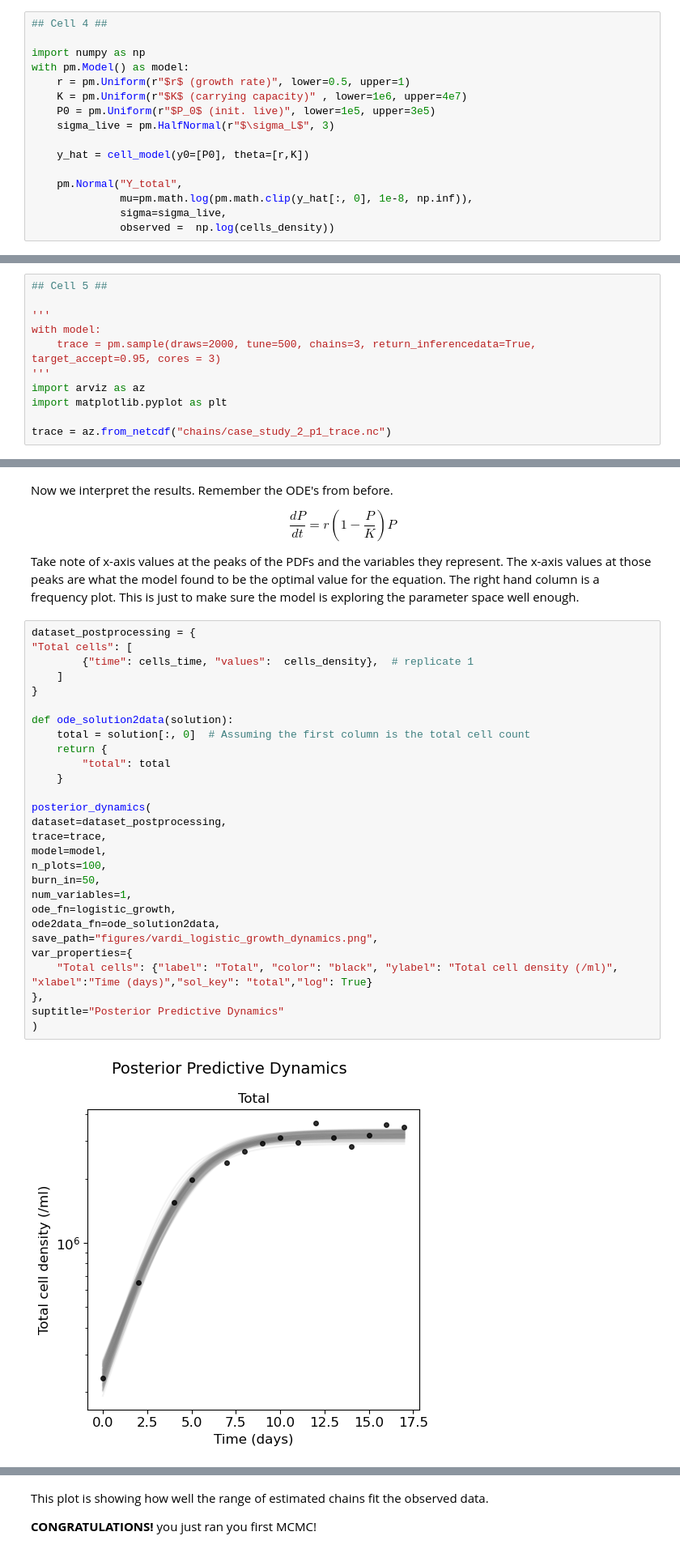
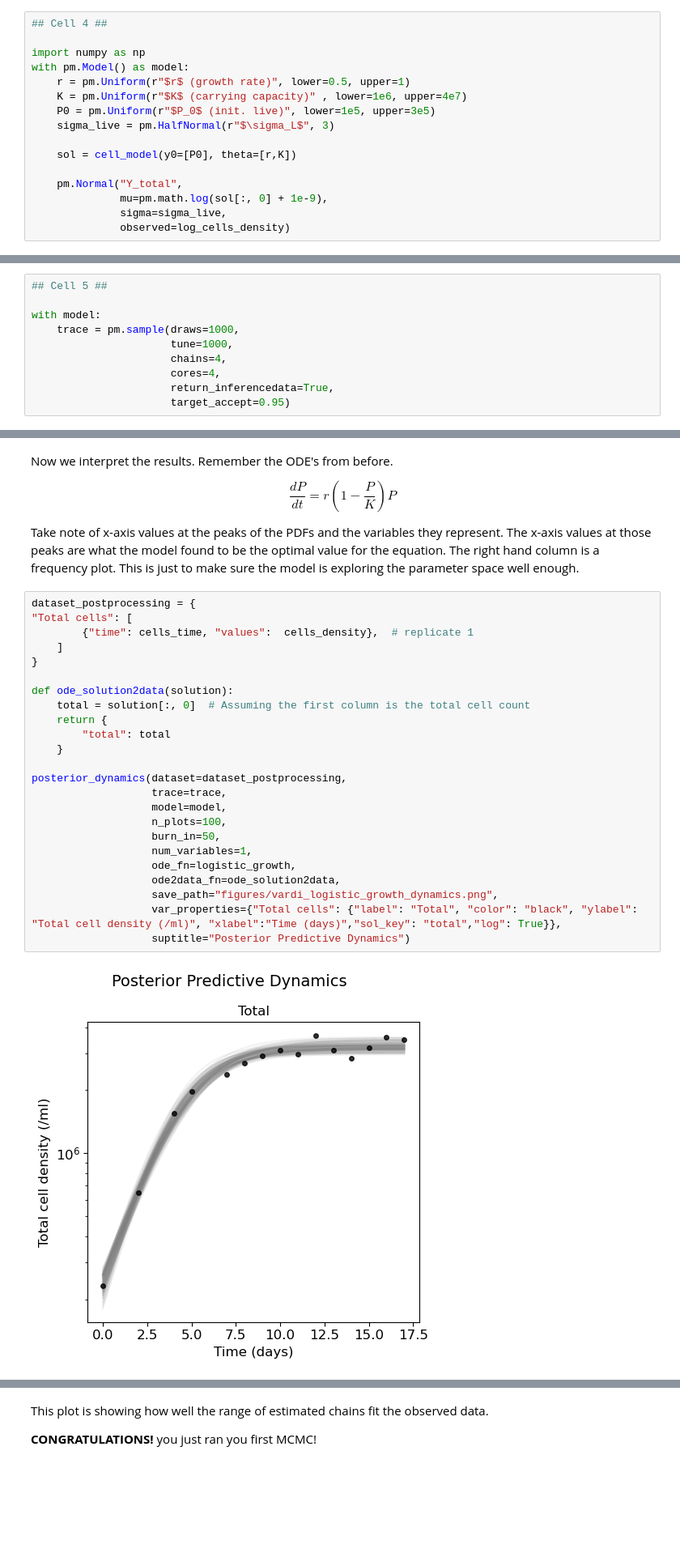
Before and after one commit to B2-Bayesian-for-Biology/MCMCwithODEs_primer, a Jupyter notebook: docs/education/python/case_study_2.ipynb, the cells around one changed output, grey strips where cells are left out. Shown at 81% size. Cells and saved outputs as stored; diff of their text form; blank space fills up the shorter version.

```diff
--- a/docs/education/python/case_study_2.ipynb
+++ b/docs/education/python/case_study_2.ipynb
@@ -93,10 +83,10 @@ with pm.Model() as model:
     P0 = pm.Uniform(r"$P_0$ (init. live)", lower=1e5, upper=3e5)
     sigma_live = pm.HalfNormal(r"$\sigma_L$", 3)
 
-    y_hat = cell_model(y0=[P0], theta=[r,K])
+    sol = cell_model(y0=[P0], theta=[r,K])
 
     pm.Normal("Y_total",
-              mu=pm.math.log(pm.math.clip(y_hat[:, 0], 1e-8, np.inf)),
+              mu=pm.math.log(sol[:, 0] + 1e-9),
               sigma=sigma_live,
-              observed =  np.log(cells_density))
+              observed=log_cells_density)
 # %% [markdown]
@@ -112,11 +100,10 @@ To save time, we are just going to read in the pre-computed **trace** and print
 # %%
 ## Cell 5 ##
 
-'''
 with model:
-    trace = pm.sample(draws=2000, tune=500, chains=3, return_inferencedata=True, target_accept=0.95, cores = 3)
-'''
-import arviz as az
-import matplotlib.pyplot as plt
-
-trace = az.from_netcdf("chains/case_study_2_p1_trace.nc")
+    trace = pm.sample(draws=1000,
+                      tune=1000,
+                      chains=4,
+                      cores=4,
+                      return_inferencedata=True,
+                      target_accept=0.95)
@@ -153,33 +145,29 @@ Take note of x-axis values at the peaks of the PDFs and the variables they repre
 # %%
 dataset_postprocessing = {
 "Total cells": [
         {"time": cells_time, "values":  cells_density},  # replicate 1
     ]
 }
 
 def ode_solution2data(solution):
     total = solution[:, 0]  # Assuming the first column is the total cell count
     return {
         "total": total
     }
 
-posterior_dynamics(
-dataset=dataset_postprocessing,
-trace=trace,
-model=model,
-n_plots=100,
-burn_in=50,
-num_variables=1,
-ode_fn=logistic_growth,
-ode2data_fn=ode_solution2data,
-save_path="figures/vardi_logistic_growth_dynamics.png",
-var_properties={
-    "Total cells": {"label": "Total", "color": "black", "ylabel": "Total cell density (/ml)", "xlabel":"Time (days)","sol_key": "total","log": True}
-},
-suptitle="Posterior Predictive Dynamics"
-)
+posterior_dynamics(dataset=dataset_postprocessing,
+                   trace=trace,
+                   model=model,
+                   n_plots=100,
+                   burn_in=50,
+                   num_variables=1,
+                   ode_fn=logistic_growth,
+                   ode2data_fn=ode_solution2data,
+                   save_path="figures/vardi_logistic_growth_dynamics.png",
+                   var_properties={"Total cells": {"label": "Total", "color": "black", "ylabel": "Total cell density (/ml)", "xlabel":"Time (days)","sol_key": "total","log": True}},
+                   suptitle="Posterior Predictive Dynamics")
 # %% [output]
-[figure, old version]
+[figure, new version]
 (<Figure size 500x500 with 1 Axes>,
  [<Axes: title={'center': 'Total'}, xlabel='Time (days)', ylabel='Total cell density (/ml)'>])
 # %% [markdown]
```
Also changed, not shown: parts of 20 cells of this notebook, 32 other files.
